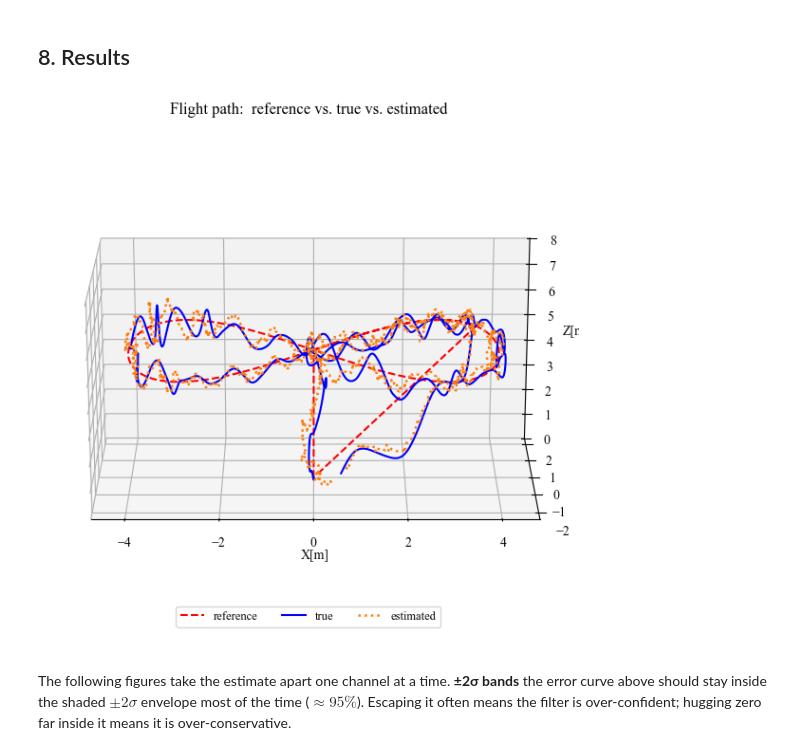
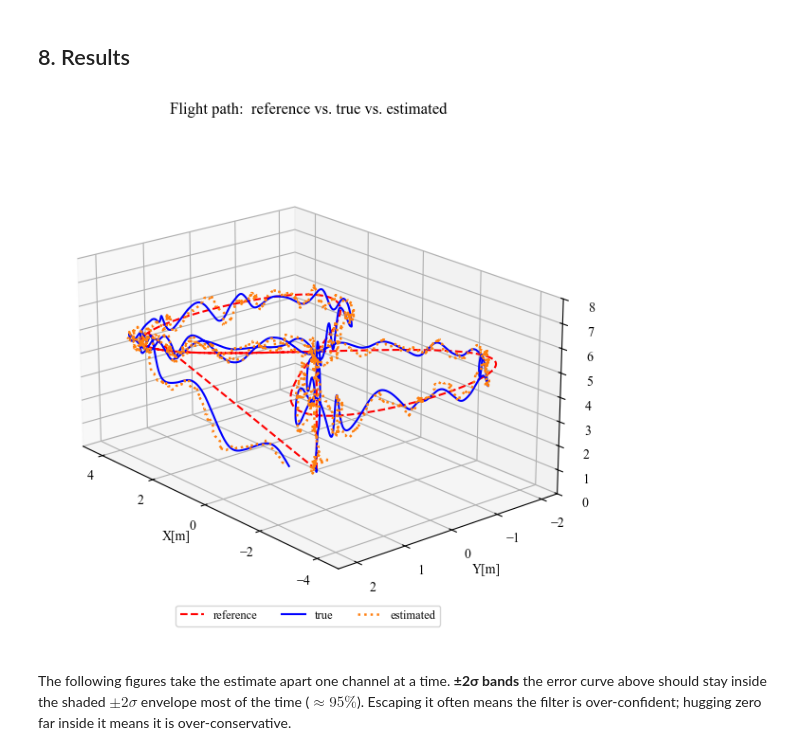
Before and after one commit to C4dynamics/c4dynamics, a Jupyter notebook: docs/_sources/programs/ekf_estimation/quad_ekf.ipynb, the cells around one changed output. Saved outputs shown, nothing was run; the diff lists cells and outputs as text; code cells hidden in the pictures.

```diff
--- a/docs/_sources/programs/ekf_estimation/quad_ekf.ipynb
+++ b/docs/_sources/programs/ekf_estimation/quad_ekf.ipynb
@@ -684,9 +682,9 @@ EKF closed-loop complete.
 ## 8. Results
 # %%
 # The whole flight, viewed edge-on against the x-z plane.
-fig = quad_ekf.plot_trajectory_3d(truth, est, config)
+fig = quad_ekf.plot_trajectory_3d(truth, est, config, azim=140)
 # %% [output]
-[figure, old version]
+[figure, new version]
 # %% [markdown]
 The following figures take the estimate apart one channel at a time. **±2σ bands** the error curve above should stay inside the shaded $±2σ$ envelope most of the time ($≈95\%$). Escaping it often means the filter is over-confident; hugging zero far inside it means it is over-conservative.
 # %% [markdown]
```
Also changed, not shown: parts of 3 cells of this notebook, 29 other files.
